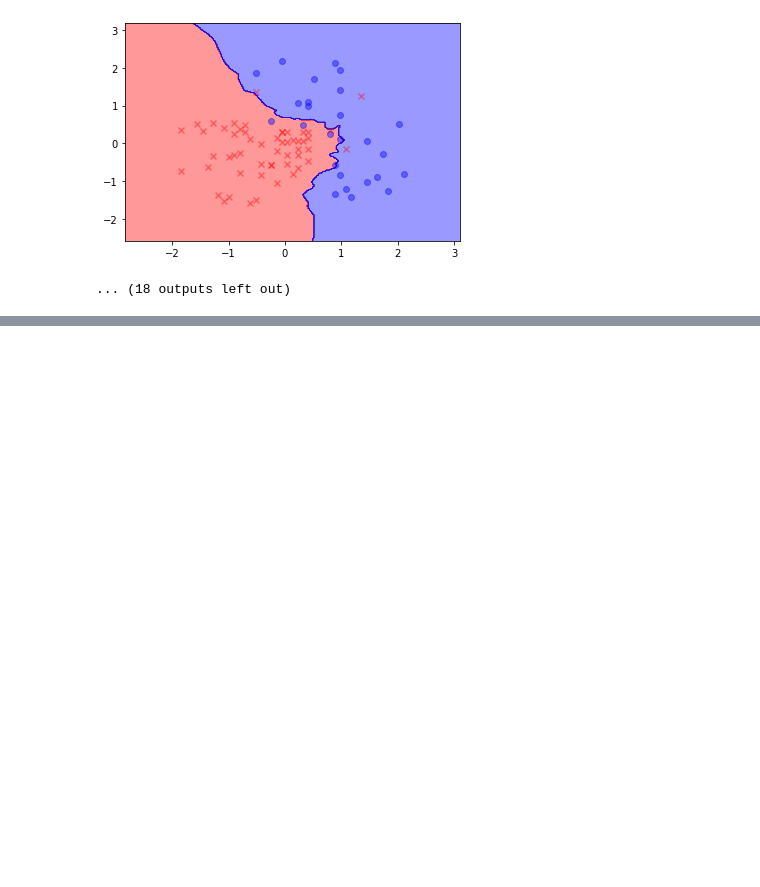
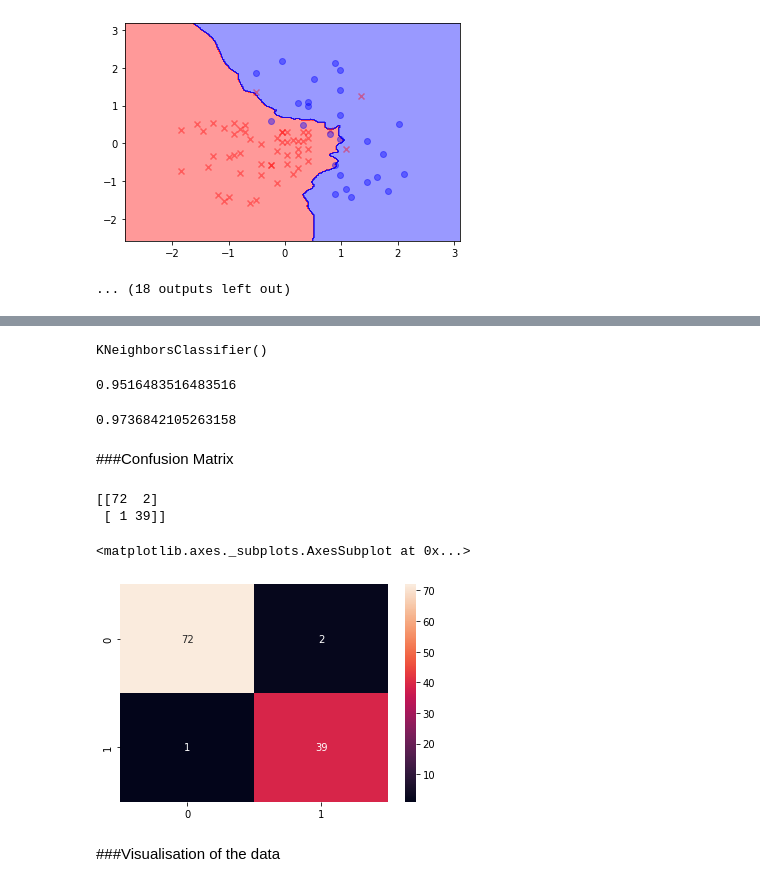
Before and after one commit to tanishq252/AI-ML-DS-Learning-Series, a Jupyter notebook: K_Nearest_Neighbors.ipynb, the cells around one changed output, grey strips where cells are left out. Saved outputs shown, nothing was run; the diff lists cells and outputs as text; code cells hidden in the pictures; blank space fills up the shorter version.

```diff
--- a/K_Nearest_Neighbors.ipynb
+++ b/K_Nearest_Neighbors.ipynb
@@ -308,0 +369,5 @@ Following is the visualisation
+# %%
+sc = StandardScaler()
+x_train = sc.fit_transform(x_train)
+x_test = sc.transform(x_test)
+print(x_train)
@@ -308,0 +384,30 @@ Following is the visualisation
+# %%
+KNNModel = KNeighborsClassifier(n_neighbors = 5, metric = 'minkowski', p=2)
+# %%
+KNNModel.fit(x_train, y_train)
+# %% [output]
+KNeighborsClassifier()
+# %%
+KNNModel.score(x_train, y_train)
+# %% [output]
+0.9516483516483516
+# %%
+KNNModel.score(x_test, y_test)
+# %% [output]
+0.9736842105263158
+# %% [markdown]
+###Confusion Matrix
+# %%
+y_pred = KNNModel.predict(x_test)
+cm = confusion_matrix(y_test, y_pred)
+print(cm)
+# %% [output]
+[[72  2]
+ [ 1 39]]
+# %%
+sns.heatmap(cm, annot=True)
+# %% [output]
+<matplotlib.axes._subplots.AxesSubplot at 0x...>
+[figure, added]
+# %% [markdown]
+###Visualisation of the data
```
Also changed, not shown: parts of 12 cells of this notebook.
